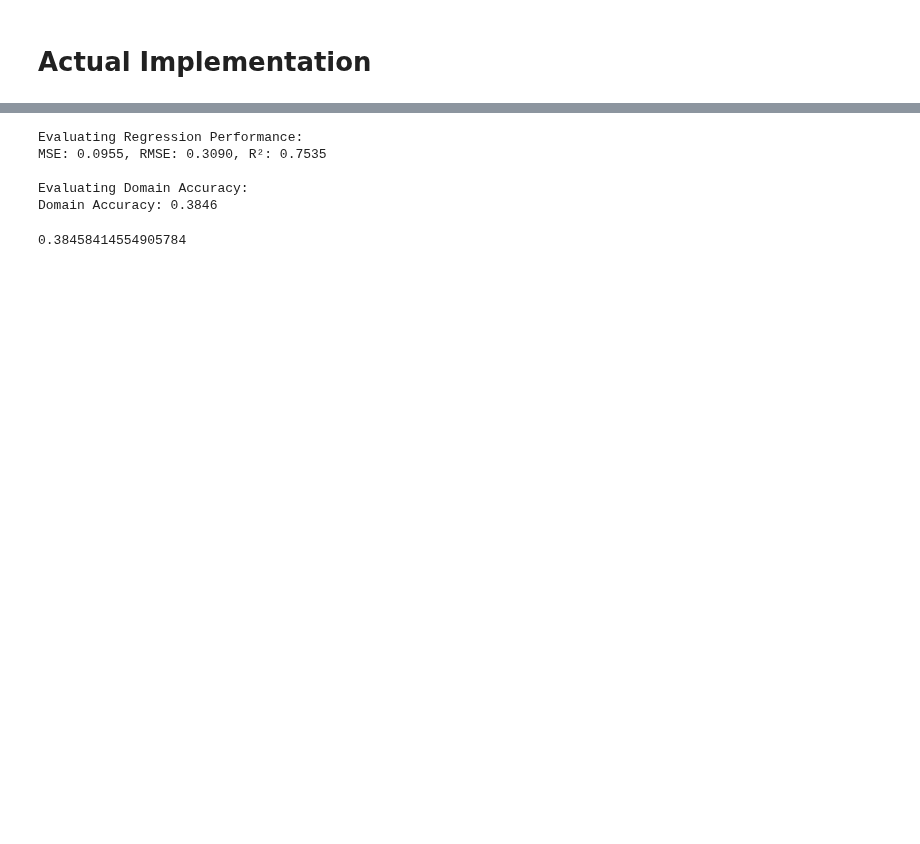
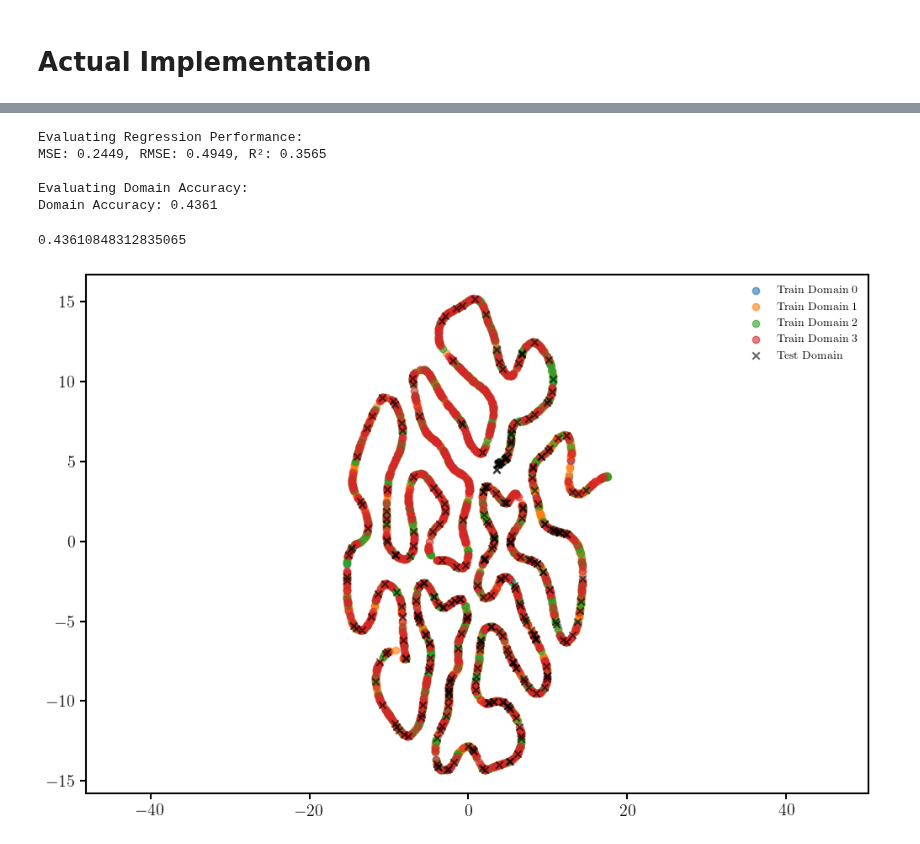
Before and after one commit to galactic-ai/haloflow, a Jupyter notebook: bin/dann/dann_impl.ipynb, the cells around one changed output, grey strips where cells are left out. Saved outputs shown, nothing was run; the diff lists cells and outputs as text; code cells hidden in the pictures; blank space fills up the shorter version.

Commit message:
add scatter plots

```diff
--- a/bin/dann/dann_impl.ipynb
+++ b/bin/dann/dann_impl.ipynb
@@ -14,15 +14,23 @@ import torch
 # Configuration
 config = {
     'sims': ['TNG50', 'TNG100', 'Eagle100', 'Simba100', 'TNG_ALL'],
-    'obs': 'mags',
+    'obs': 'mags_morph',
     'dat_dir': C.get_dat_dir(),
     'input_dim': None,  # Will be inferred from data
     'num_domains': 4,
     'batch_size': 128,
-    'num_epochs': 100,
+    'num_epochs': 150,
     'lr': 0.001,
-    'alpha': 0.5,
+    'alpha': 1e2,
+#     'alpha': 1e5,
+    'feature_layers': [64, 16],
+    'label_layers': [16, 8],
+    'domain_layers': [16, 8],
 }
+
+# hyper parameters - priors
+# alpha - 0 to 1e3 (log scale)
+# lr - 0.01 to 2e-5 (log scale)
 # %%
 dataset = SimulationDataset(config['sims'], config['obs'], config['dat_dir'])
 train_loader, test_loader = dataset.get_train_test_loaders(
@@ -38,5 +50,8 @@ config['input_dim'] = sample_X.shape[1]
 # Initialize model
 model = M.DANN(input_dim=config['input_dim'],
                num_domains=config['num_domains'],
-               alpha=config['alpha']
+               alpha=config['alpha'],
+               feature_layers=config['feature_layers'],
+               label_layers=config['label_layers'],
+               domain_layers=config['domain_layers'],
         )
@@ -59,8 +112,13 @@ print("\nEvaluating Domain Accuracy:")
 E.domain_accuracy(model, train_loader, 'cpu')
 # %% [output]
 Evaluating Regression Performance:
-MSE: 0.0955, RMSE: 0.3090, R²: 0.7535
+MSE: 0.2449, RMSE: 0.4949, R²: 0.3565
 
 Evaluating Domain Accuracy:
-Domain Accuracy: 0.3846
+Domain Accuracy: 0.4361
-0.38458414554905784
+0.43610848312835065
+# %%
+emb, labels = V.visualize_features_fast(model, train_loader, test_loader, n_samples=5000, device='cpu')
+V.plot_combined_tsne(emb, labels,)
+# %% [output]
+[figure, added]
```
Also changed, not shown: parts of 6 cells of this notebook, 3 other files.
